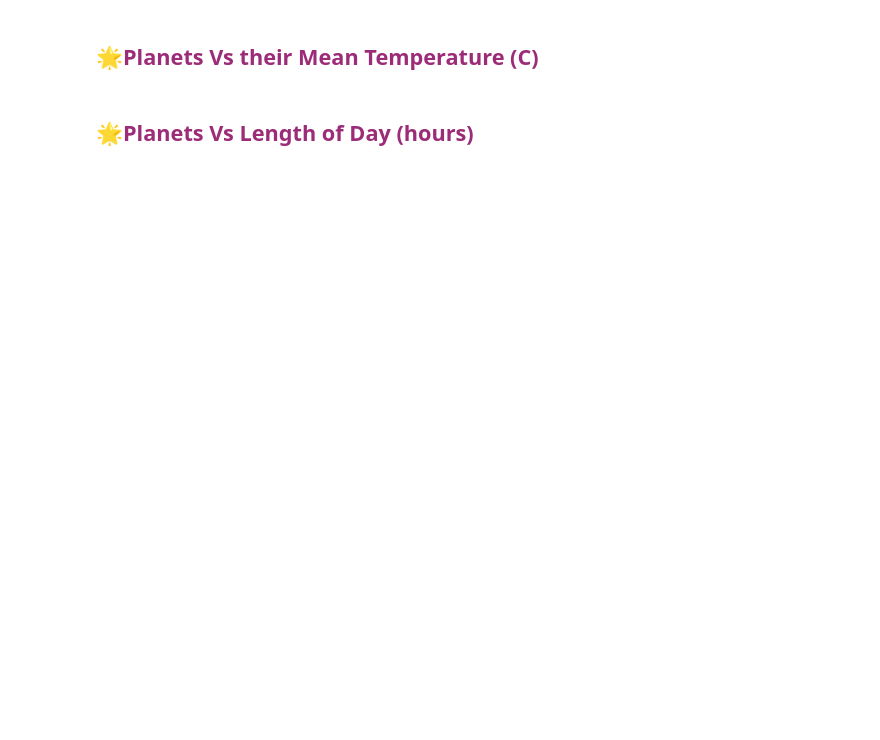
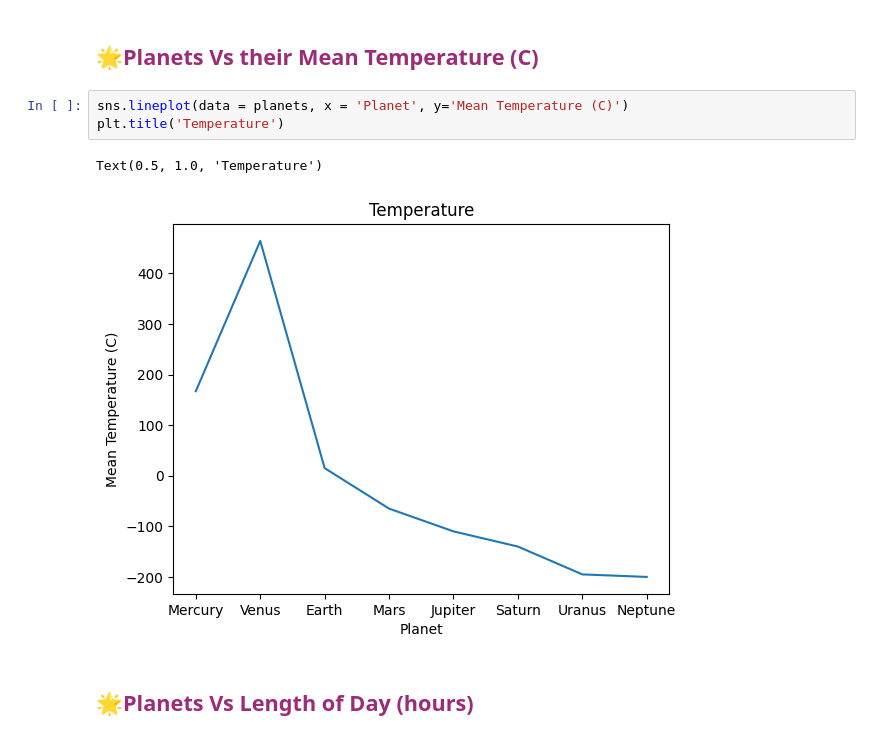
Before and after one commit to LuisMCota/upy3, a Jupyter notebook: Unit1/Pre-processing/Unit_1_Data_Preprocessing.ipynb, the cells around one changed output. Drawn from its saved outputs; the diff is of its cells as text; blank space fills up the shorter version.

```diff
--- a/Unit1/Pre-processing/Unit_1_Data_Preprocessing.ipynb
+++ b/Unit1/Pre-processing/Unit_1_Data_Preprocessing.ipynb
@@ -327,4 +334,10 @@ plotsss(planets['Planet'],planets['Surface Gravity(m/s^2)'], 'Surface gravity')
 # %% [markdown]
 ## **<span style="color:#9C2C77;">🌟Planets Vs their Mean Temperature (C)</span>**
+# %%
+sns.lineplot(data = planets, x = 'Planet', y='Mean Temperature (C)')
+plt.title('Temperature')
+# %% [output]
+Text(0.5, 1.0, 'Temperature')
+[figure, added]
 # %% [markdown]
 ## **<span style="color:#9C2C77;">🌟Planets Vs Length of Day (hours)</span>**
```
Also changed, not shown: parts of 10 cells of this notebook.
